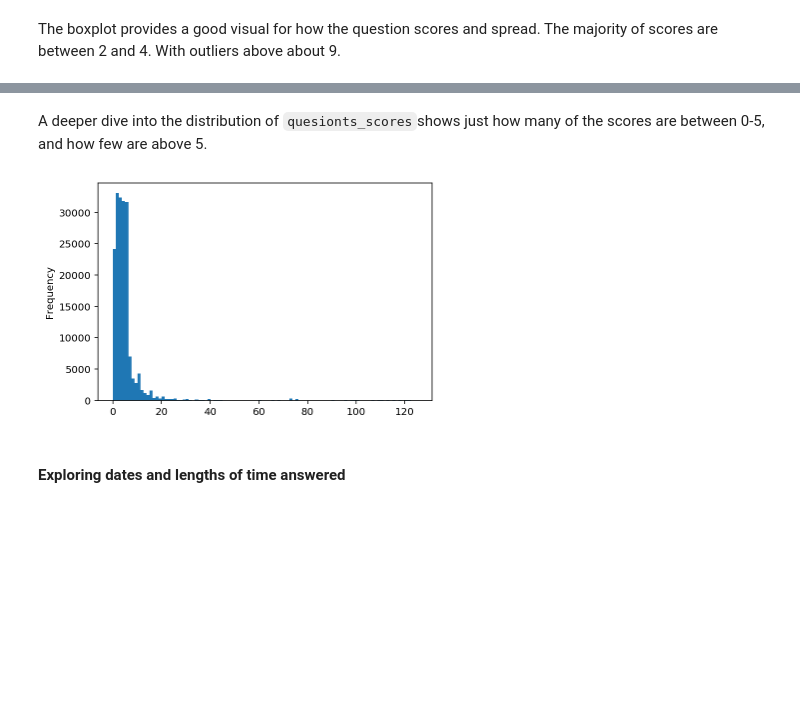
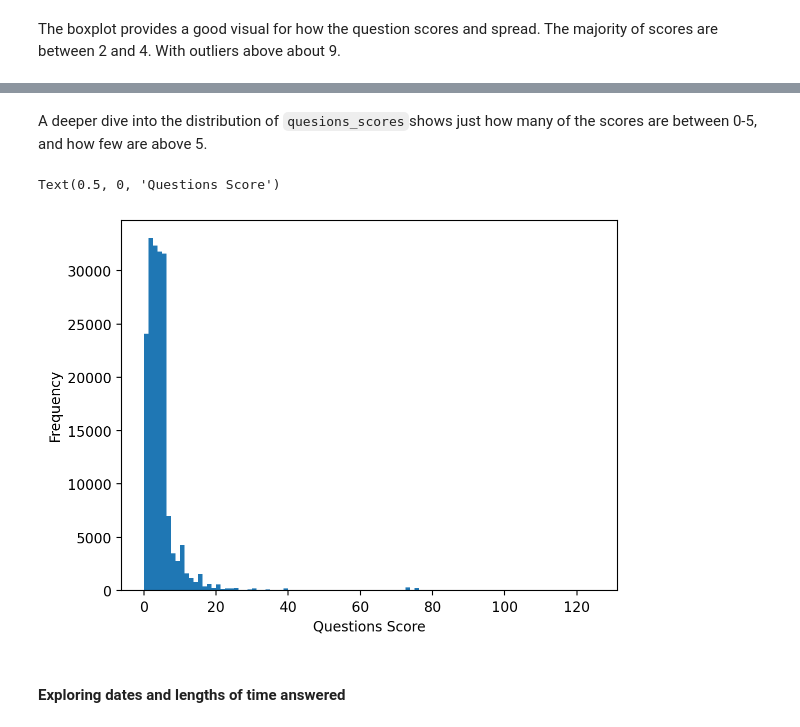
Before and after one commit to reneemarama/career_village, a Jupyter notebook: 3b_General_EDA.ipynb, the cells around one changed output, grey strips where cells are left out. Drawn from its saved outputs; the diff is of its cells as text; code cells hidden in the pictures; blank space fills up the shorter version.

```diff
--- a/3b_General_EDA.ipynb
+++ b/3b_General_EDA.ipynb
@@ -393,9 +447,11 @@ sns.boxplot(data['questions_score']);
 # %% [markdown]
-A deeper dive into the distribution of `quesionts_scores`shows just how many of the scores are between 0-5, and how few are above 5.
+A deeper dive into the distribution of `quesions_scores`shows just how many of the scores are between 0-5, and how few are above 5.
 # %%
 data['questions_score'].plot(kind='hist', bins=100);
+plt.xlabel('Questions Score')
 # %% [output]
+Text(0.5, 0, 'Questions Score')
-[figure, old version]
+[figure, new version]
 # %% [markdown]
 #### Exploring dates and lengths of time answered
 # %% [markdown]
```
Also changed, not shown: parts of 36 cells of this notebook.
